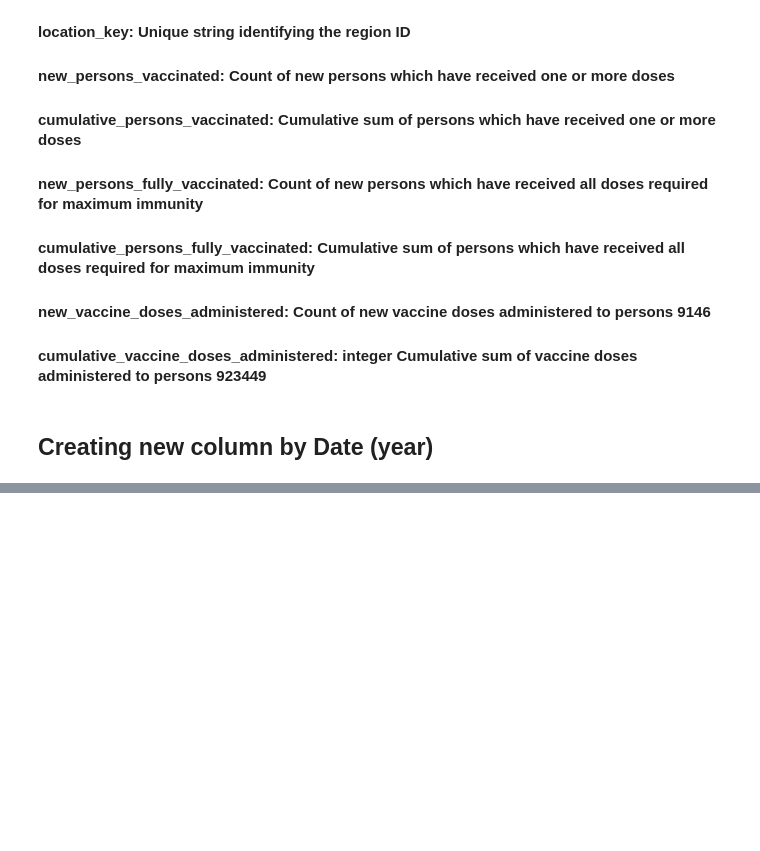
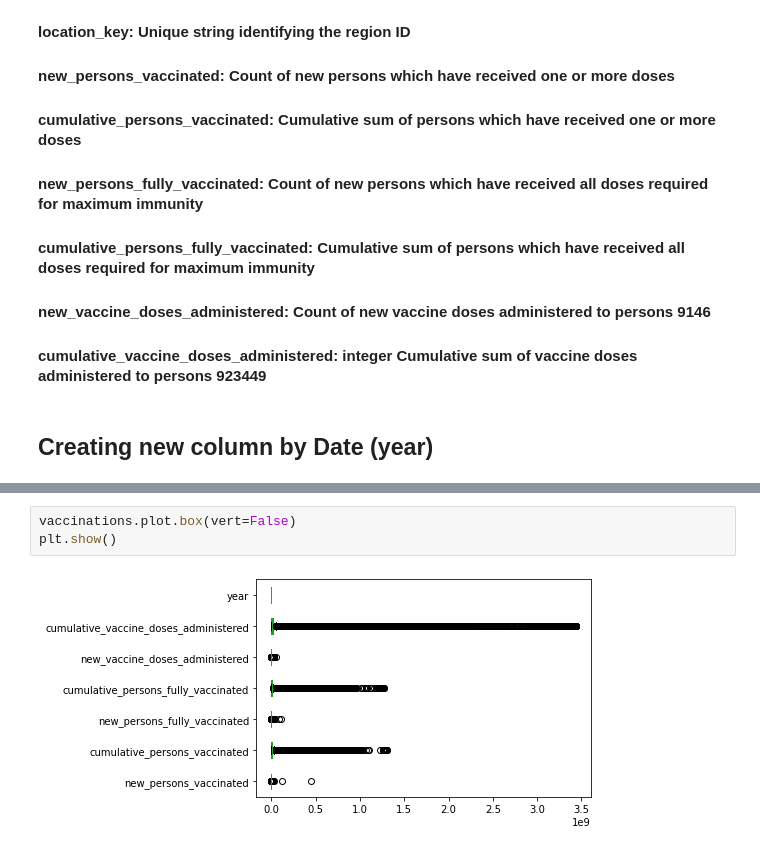
Before and after one commit to DenniseMc/cpsc_project, a Jupyter notebook: project vaccination.ipynb, the cells around one changed output, grey strips where cells are left out. Drawn from its saved outputs; the diff is of its cells as text; blank space fills up the shorter version.

```diff
--- a/project vaccination.ipynb
+++ b/project vaccination.ipynb
@@ -167,0 +212,5 @@ vaccinations
+# %%
+vaccinations.plot.box(vert=False)
+plt.show()
+# %% [output]
+[figure, added]
```
Also changed, not shown: parts of 6 cells of this notebook, 1 other file.
